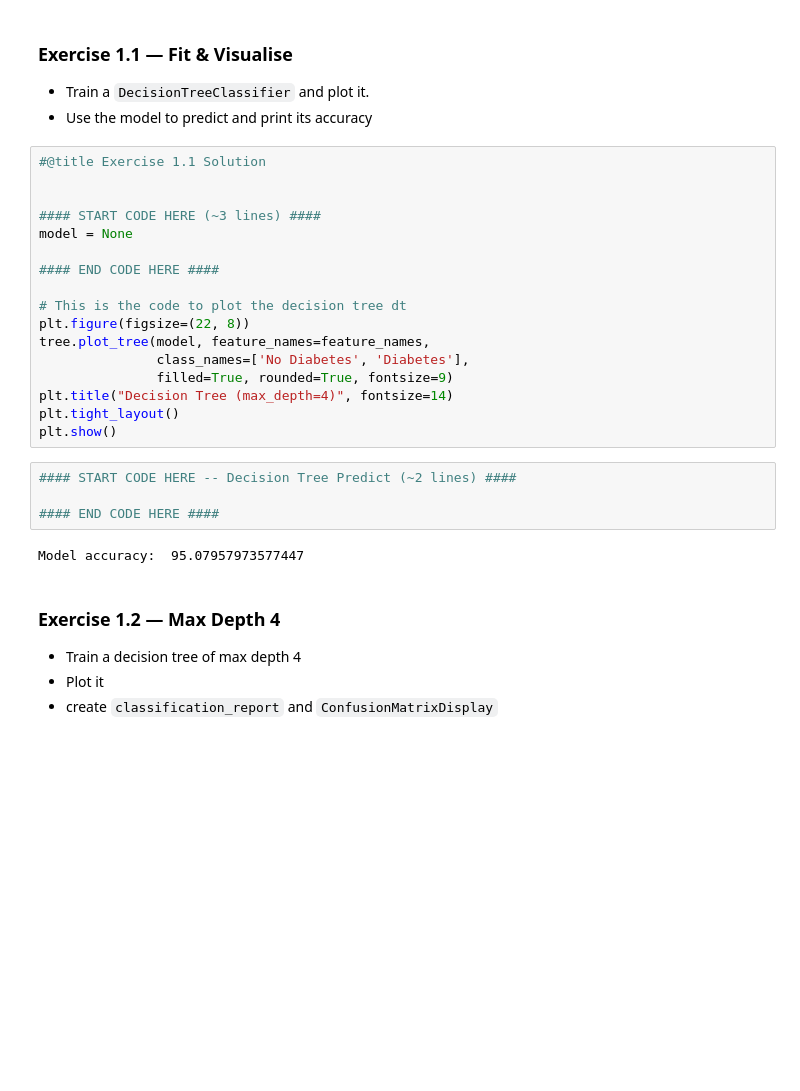
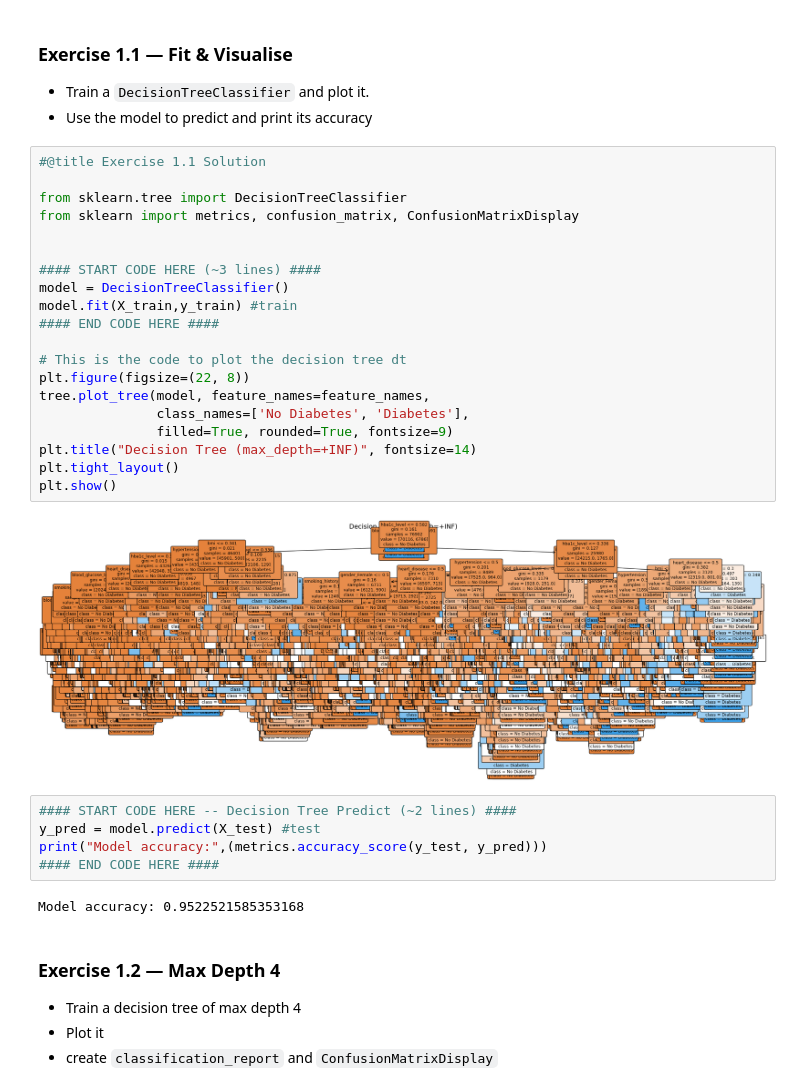
Before and after one commit to Arthvrr/Explanaible-AI-Labs, a Jupyter notebook: Lab01_Interpretable_by_Design.ipynb, the cells around one changed output. Drawn from its saved outputs; the diff is of its cells as text; blank space fills up the shorter version.

```diff
--- a/Lab01_Interpretable_by_Design.ipynb
+++ b/Lab01_Interpretable_by_Design.ipynb
@@ -312,26 +322,32 @@ locally?
 # %%
 #@title Exercise 1.1 Solution
 
+from sklearn.tree import DecisionTreeClassifier
+from sklearn import metrics, confusion_matrix, ConfusionMatrixDisplay
+
 
 #### START CODE HERE (~3 lines) ####
-model = None
-
+model = DecisionTreeClassifier()
+model.fit(X_train,y_train) #train
 #### END CODE HERE ####
 
 # This is the code to plot the decision tree dt
 plt.figure(figsize=(22, 8))
 tree.plot_tree(model, feature_names=feature_names,
                class_names=['No Diabetes', 'Diabetes'],
                filled=True, rounded=True, fontsize=9)
-plt.title("Decision Tree (max_depth=4)", fontsize=14)
+plt.title("Decision Tree (max_depth=+INF)", fontsize=14)
 plt.tight_layout()
 plt.show()
+# %% [output]
+[figure, added]
 # %%
 #### START CODE HERE -- Decision Tree Predict (~2 lines) ####
-
+y_pred = model.predict(X_test) #test
+print("Model accuracy:",(metrics.accuracy_score(y_test, y_pred)))
 #### END CODE HERE ####
 # %% [output]
-Model accuracy:  95.07957973577447
+Model accuracy: 0.9522521585353168
 # %% [markdown]
 ### Exercise 1.2 — Max Depth 4
 
```
Also changed, not shown: parts of 17 cells of this notebook, 1 other file.
